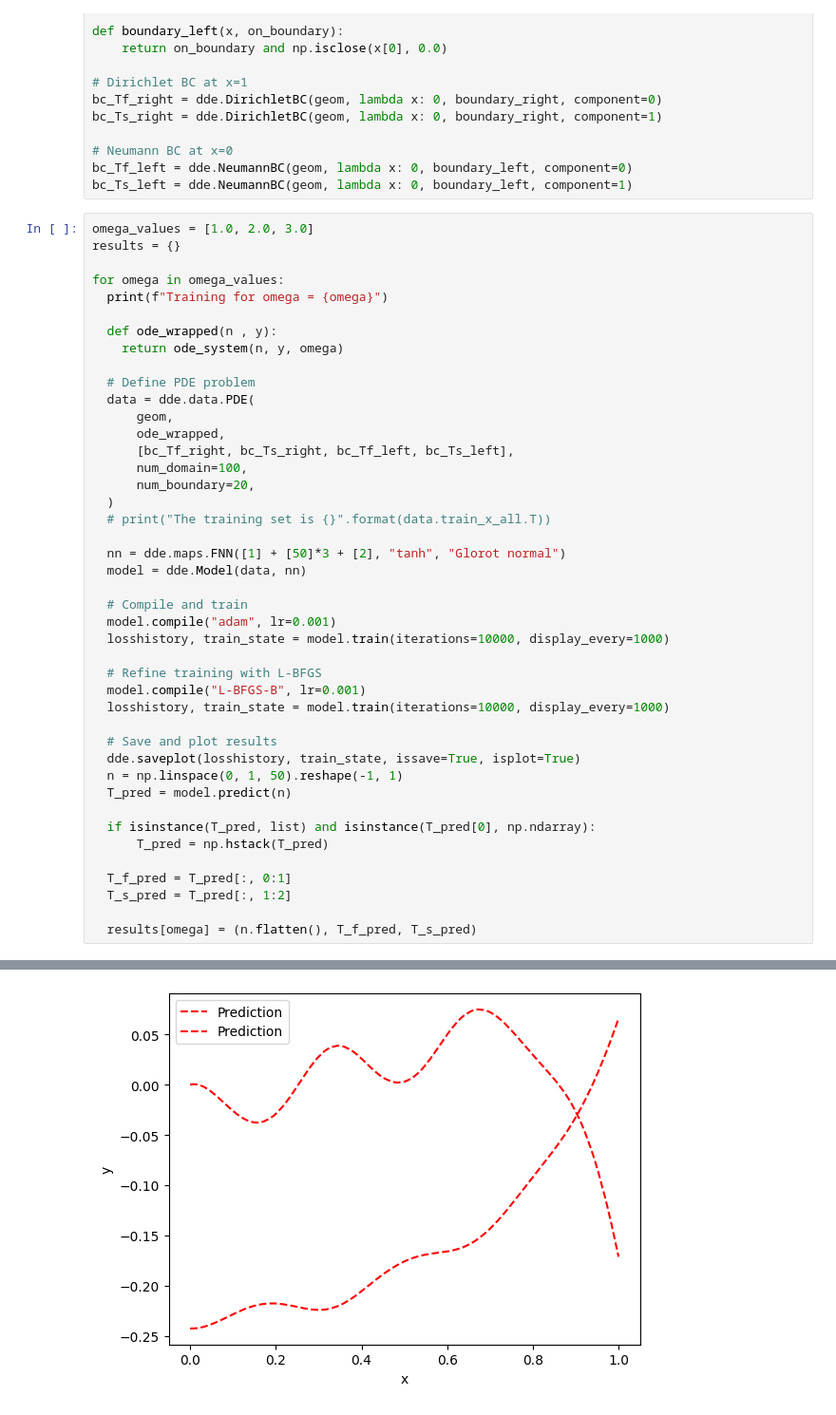
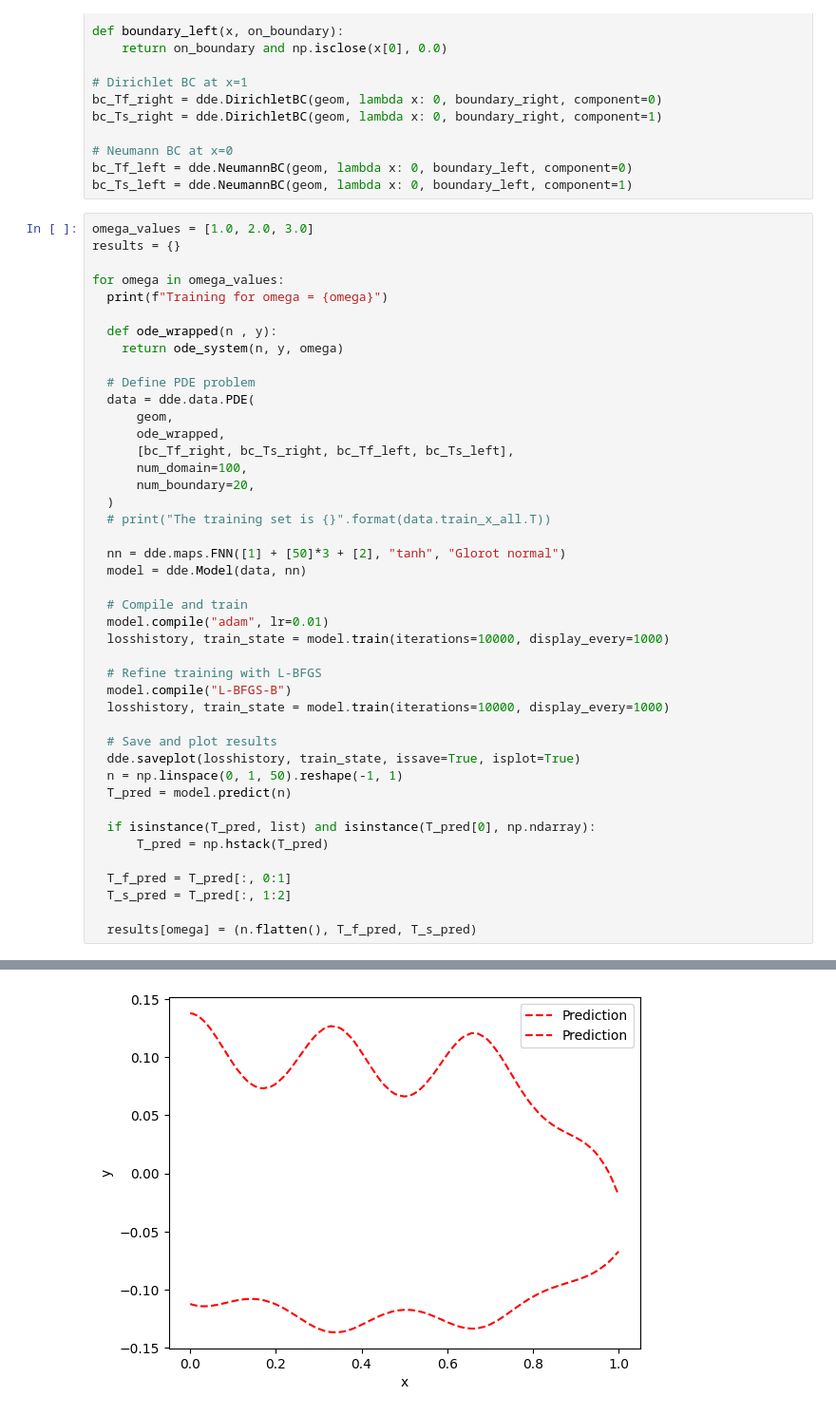
Before and after one commit to Ovocode05/NeuroDeff, a Jupyter notebook: LTNE_model1.ipynb, the cells around one changed output, grey strips where cells are left out. Shown at 95% size. Drawn from its saved outputs; the diff is of its cells as text.

```diff
--- a/LTNE_model1.ipynb
+++ b/LTNE_model1.ipynb
@@ -114,11 +114,11 @@ for omega in omega_values:
   model = dde.Model(data, nn)
 
   # Compile and train
-  model.compile("adam", lr=0.001)
+  model.compile("adam", lr=0.01)
   losshistory, train_state = model.train(iterations=10000, display_every=1000)
 
   # Refine training with L-BFGS
-  model.compile("L-BFGS-B", lr=0.001)
+  model.compile("L-BFGS-B")
   losshistory, train_state = model.train(iterations=10000, display_every=1000)
 
   # Save and plot results
@@ -193,4 +193,4 @@ Saving test data to /content/test.dat ...
-[figure, old version]
+[figure, new version]
 # %%
 for omega, (n, T_f, T_s) in results.items():
   plt.figure(figsize=(10, 5))
```
Also changed, not shown: parts of 3 cells of this notebook.
